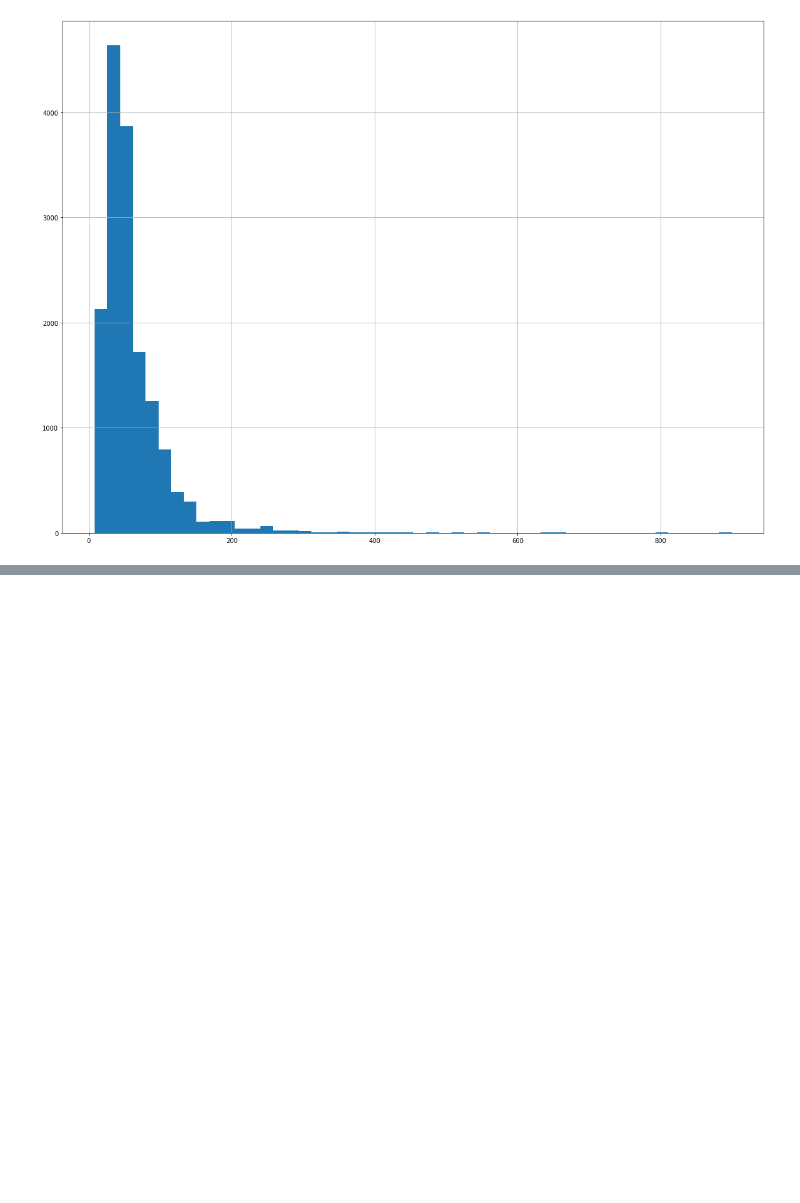
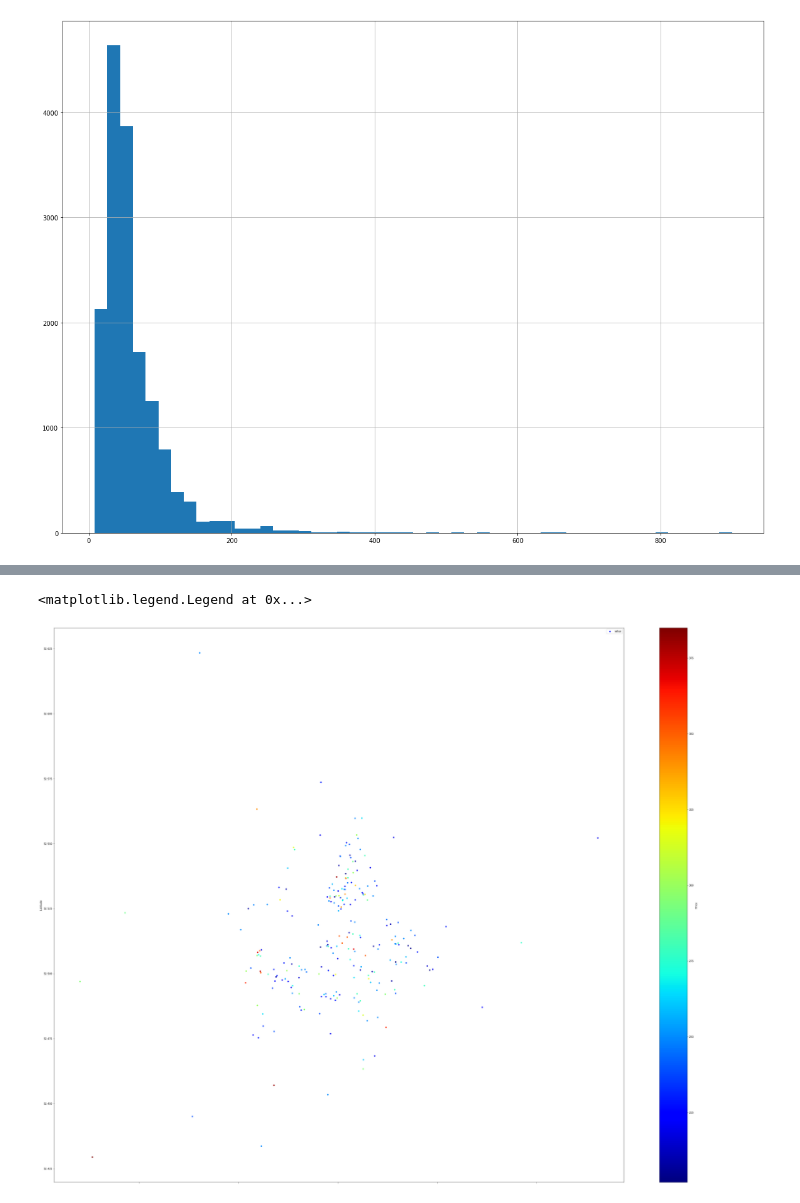
Before and after one commit to paulberard/airbnb-price-prediction-model, a Jupyter notebook: notebooks/leila/Analyse_de_donnees.ipynb, the cells around one changed output, grey strips where cells are left out. Cells and saved outputs as stored; diff of their text form; code cells hidden in the pictures; blank space fills up the shorter version.

```diff
--- a/notebooks/leila/Analyse_de_donnees.ipynb
+++ b/notebooks/leila/Analyse_de_donnees.ipynb
@@ -113,0 +134,9 @@ plt.show()
+# %%
+test=train_data[train_data['Price']<400]
+test=test[test['Price']>200]
+viz_4=test.plot(kind='scatter', x='Longitude', y='Latitude',label='value', c='Price',
+                  cmap=plt.get_cmap('jet'), colorbar=True, alpha=1, figsize=(50,40))
+viz_4.legend()
+# %% [output]
+<matplotlib.legend.Legend at 0x...>
+[figure, added]
```
Also changed, not shown: parts of 6 cells of this notebook, 1 other file.
